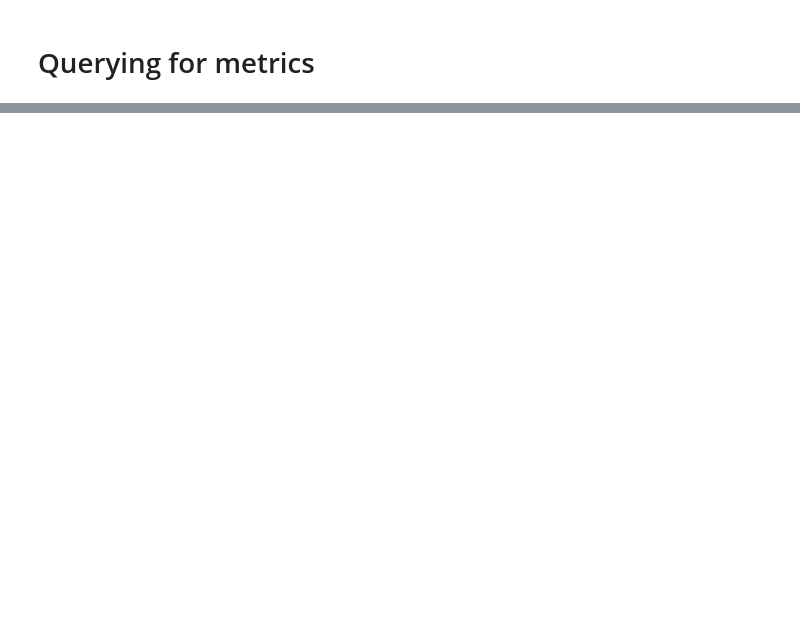
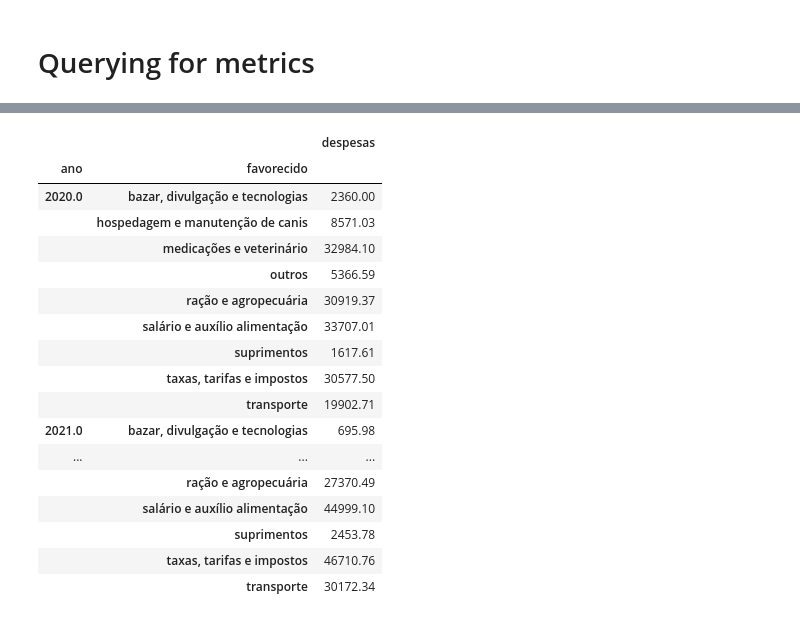
Before and after one commit to vdechen/DataAnalysis_NGO, a Jupyter notebook: Code.ipynb, the cells around one changed output, grey strips where cells are left out. Cells and saved outputs as stored; diff of their text form; code cells hidden in the pictures; blank space fills up the shorter version.

```diff
--- a/Code.ipynb
+++ b/Code.ipynb
@@ -40,4 +52,5 @@ for i in range(0,82):
 # %%
 # create "expenses" dataframe and drop nulls
-expenses = tables_df[['ano', 'mês', 'dia', 'despesas', 'favorecido']]
+expenses = tables_df[['ano', 'mês', 'dia', 'despesas', 'favorecido']].copy()
 expenses.dropna(subset = 'despesas', axis = 0, inplace=True)
+expenses.reset_index(drop = True, inplace = True)
@@ -114,13 +114,0 @@ See the caveats in the documentation: https://pandas.pydata.org/pandas-docs/stab
-# %%
-# create 'other' category for expenses
-
-outros_dict = {}
-for item in expenses['favorecido']:
-    if str(item) not in ['salário e auxílio alimentação', 'suprimentos', 'medicações e veterinário', 'hospedagem e manutenção de canis', 'ração e agropecuária', 'bazar, divulgação e tecnologias', 'transporte', 'empréstimos e aplicações', 'taxas, tarifas e impostos']:
-        outros_dict[item] = True
-
-others_mask = expenses['favorecido'].map(outros_dict)
-others_mask = others_mask.fillna(False)
-others = np.where(others_mask, 'outros', expenses['favorecido'])
-
-expenses['favorecido'] = others
@@ -194,4 +158,13 @@ projeto Auto Pista Litoral Sul      31
 governo                             14
 outros                              10
 Name: depositante, dtype: int64
+# %%
+#converting data types
+expenses['despesas'] = expenses['despesas'].astype(str).str.strip()
+expenses['despesas'] = expenses['despesas'].str.replace(',', '')
+expenses['despesas'] = expenses['despesas'].astype(float)
+expenses['ano'] = expenses['ano'].astype(object)
+income['receita'] = income['receita'].astype(str).str.strip()
+income['receita'] = income['receita'].str.replace(',', '')
+income['receita'] = income['receita'].astype(float)
 # %%
@@ -213,0 +232,4 @@ animals.columns = animals.columns.str.lower().str.strip()
+# %%
+# custos totais para manter as atividades (2020-2022);
+expenses20_22 = expenses[expenses['ano'] >= 2020]
+expenses20_22[['despesas', 'ano']].groupby(by ='ano').sum()
@@ -213,0 +276,22 @@ animals.columns = animals.columns.str.lower().str.strip()
+# %%
+# custos/tipos de recurso (2020-2022);
+expenses20_22.groupby(['ano', 'favorecido']).aggregate({'despesas':sum})
+# %% [output]
+|  |  | despesas |
+| ano | favorecido |  |
+| 2020.0 | bazar, divulgação e tecnologias | 2360.00 |
+|  | hospedagem e manutenção de canis | 8571.03 |
+|  | medicações e veterinário | 32984.10 |
+|  | outros | 5366.59 |
+|  | ração e agropecuária | 30919.37 |
+|  | salário e auxílio alimentação | 33707.01 |
+|  | suprimentos | 1617.61 |
+|  | taxas, tarifas e impostos | 30577.50 |
+|  | transporte | 19902.71 |
+| 2021.0 | bazar, divulgação e tecnologias | 695.98 |
+| ... | ... | ... |
+|  | ração e agropecuária | 27370.49 |
+|  | salário e auxílio alimentação | 44999.10 |
+|  | suprimentos | 2453.78 |
+|  | taxas, tarifas e impostos | 46710.76 |
+|  | transporte | 30172.34 |
```
Also changed, not shown: parts of 23 cells of this notebook.
